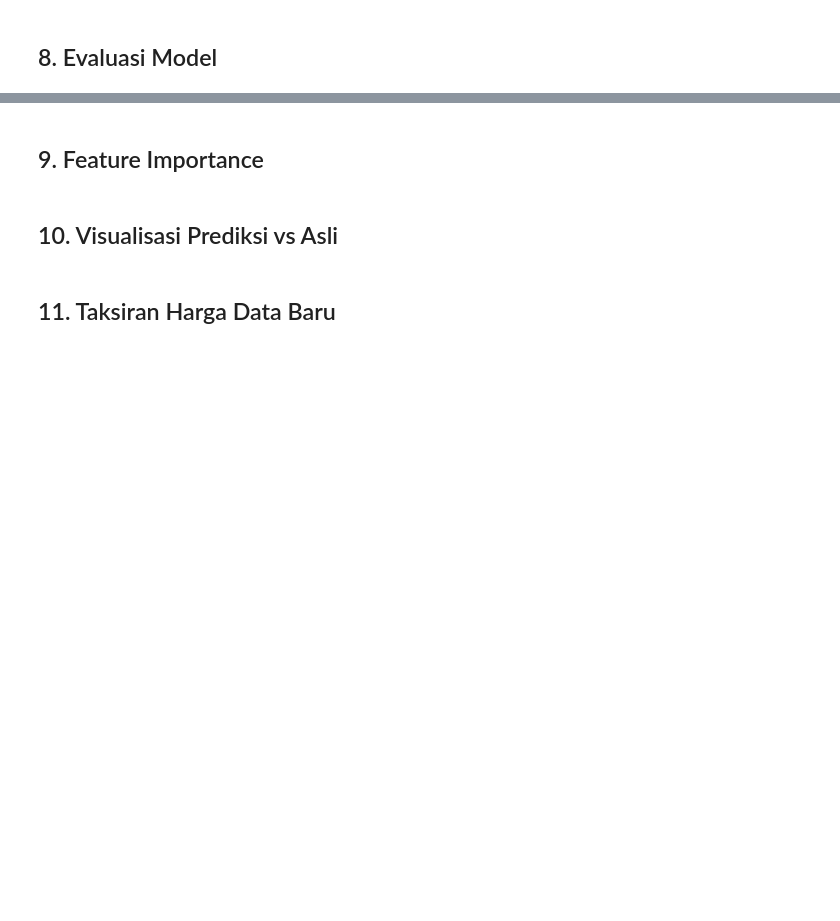
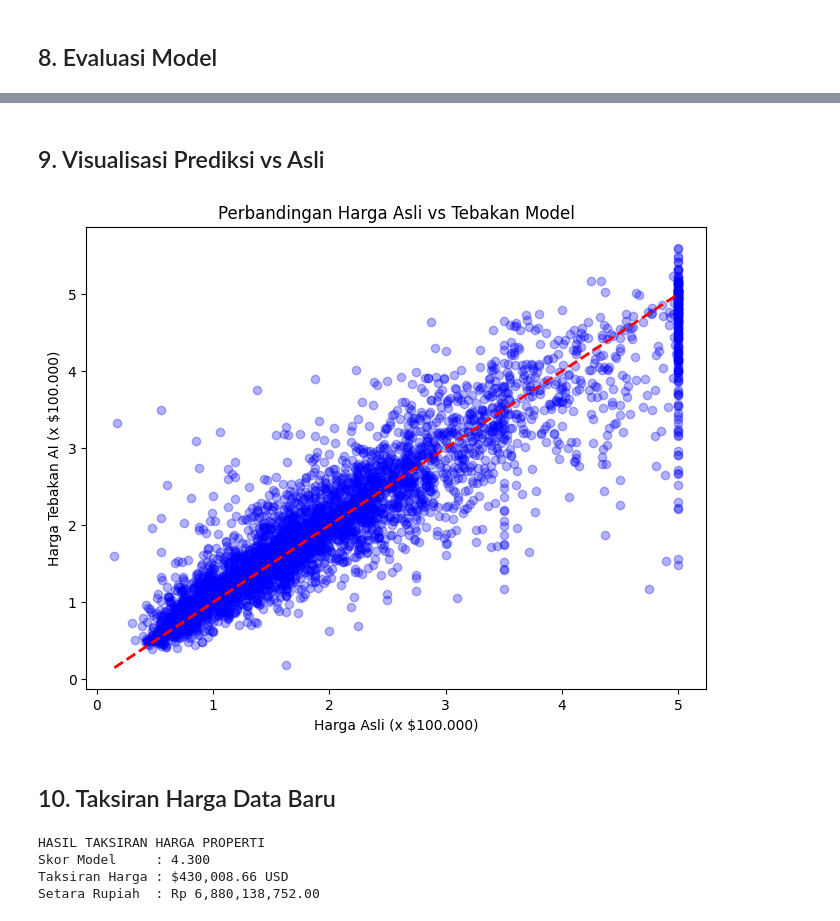
Before and after one commit to ardanrizky/machine-learning-playground, a Jupyter notebook: house-price-prediction/california_housing_prediction.ipynb, the cells around one changed output, grey strips where cells are left out. Cells and saved outputs as stored; diff of their text form; code cells hidden in the pictures; blank space fills up the shorter version.

```diff
--- a/house-price-prediction/california_housing_prediction.ipynb
+++ b/house-price-prediction/california_housing_prediction.ipynb
@@ -77,2 +142,0 @@ print('MAE             :', round(mae_uji, 4))
-# %% [markdown]
-## 9. Feature Importance
@@ -90,26 +143,43 @@ plt.show()
 # %% [markdown]
-## 10. Visualisasi Prediksi vs Asli
+## 9. Visualisasi Prediksi vs Asli
 # %%
+#grafik scatter plot
+
+#titik sebaran harga asli vs prediksi
 plt.figure(figsize=(8, 6))
 plt.scatter(y_test, prediksi_uji, color='blue', alpha=0.3)
+
+#garis merah diagonal
 plt.plot([y_test.min(), y_test.max()], [y_test.min(), y_test.max()], color='red', linestyle='--', linewidth=2)
-plt.xlabel('Harga Asli (x $100.000)')
-plt.ylabel('Harga Prediksi (x $100.000)')
-plt.title('Perbandingan Harga Asli vs Prediksi Model')
-plt.tight_layout()
+plt.xlabel("Harga Asli (x $100.000)")
+plt.ylabel("Harga Tebakan AI (x $100.000)")
+plt.title("Perbandingan Harga Asli vs Tebakan Model")
 plt.show()
+# %% [output]
+[figure, added]
 # %% [markdown]
-## 11. Taksiran Harga Data Baru
+## 10. Taksiran Harga Data Baru
 # %%
+#menaksir harga rumah baru
 data_rumah_baru = (8.3252, 41.0, 6.984127, 1.023810, 322.0, 2.555556, 37.88, -122.23)
 
-data_array = np.asarray(data_rumah_baru).reshape(1, -1)
-taksiran_harga = model.predict(data_array)[0]
+data_array = np.asarray(data_rumah_baru)
 
-harga_dollar = taksiran_harga * 100000
+data_siap = data_array.reshape(1, -1)
+
+taksiran_harga = model.predict(data_siap)
+
+#konversi dollar ke rupiah
+harga_dollar = taksiran_harga[0] * 100000
 harga_rupiah = harga_dollar * 16000
 
-print('HASIL TAKSIRAN HARGA PROPERTI')
-print(f'Skor Model     : {taksiran_harga:.3f}')
-print(f'Taksiran Harga : ${harga_dollar:,.2f} USD')
-print(f'Setara Rupiah  : Rp {harga_rupiah:,.2f}')
+
+print("HASIL TAKSIRAN HARGA PROPERTI")
+print(f"Skor Model     : {taksiran_harga[0]:.3f}")
+print(f"Taksiran Harga : ${harga_dollar:,.2f} USD")
+print(f"Setara Rupiah  : Rp {harga_rupiah:,.2f}")
+# %% [output]
+HASIL TAKSIRAN HARGA PROPERTI
+Skor Model     : 4.300
+Taksiran Harga : $430,008.66 USD
+Setara Rupiah  : Rp 6,880,138,752.00
```
Also changed, not shown: parts of 8 cells of this notebook.
